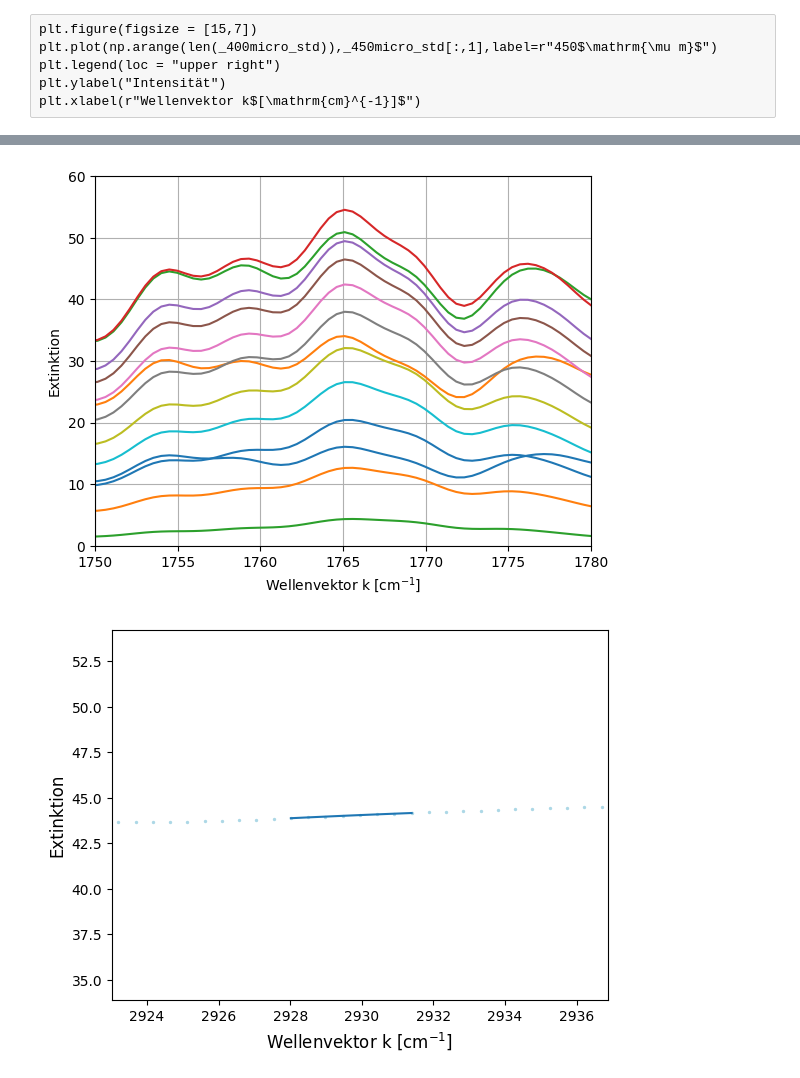
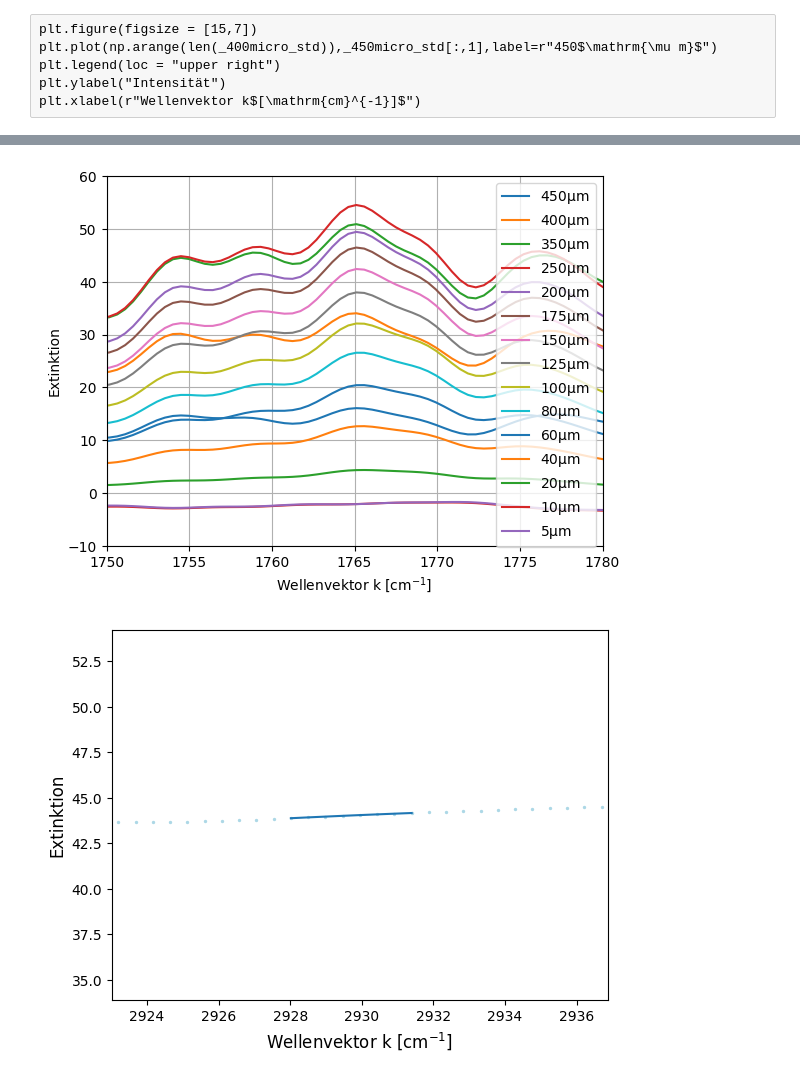
Before and after one commit to iLoveeMilkaa/M1-Lab, a Jupyter notebook: Aufgabe 3 Flüssigkeit.ipynb, the cells around one changed output, grey strips where cells are left out. Cells and saved outputs as stored; diff of their text form; code cells hidden in the pictures.

```diff
--- a/Aufgabe 3 Flüssigkeit.ipynb
+++ b/Aufgabe 3 Flüssigkeit.ipynb
@@ -276,36 +277,37 @@ plt.axis([1400,1500,0,25])
 #plot all without noises
 #plt.figure(figsize = [15,7])
 
 plt.plot(_5iso_std[:,0],_450won,label=r"450$\mathrm{\mu m}$")
 plt.plot(_5iso_std[:,0],_400won,label=r"400$\mathrm{\mu m}$")
 plt.plot(_5iso_std[:,0],_350won,label=r"350$\mathrm{\mu m}$")
 plt.plot(_5iso_std[:,0],_250won,label=r"250$\mathrm{\mu m}$")
 plt.plot(_5iso_std[:,0],_200won,label=r"200$\mathrm{\mu m}$")
 plt.plot(_5iso_std[:,0],_175won,label=r"175$\mathrm{\mu m}$")
 plt.plot(_5iso_std[:,0],_150won,label=r"150$\mathrm{\mu m}$")
 plt.plot(_5iso_std[:,0],_125won,label=r"125$\mathrm{\mu m}$")
 plt.plot(_5iso_std[:,0],_100won,label=r"100$\mathrm{\mu m}$")
 plt.plot(_5iso_std[:,0],_80won,label=r"80$\mathrm{\mu m}$")
 plt.plot(_5iso_std[:,0],_60won,label=r"60$\mathrm{\mu m}$")
 plt.plot(_5iso_std[:,0],_40won,label=r"40$\mathrm{\mu m}$")
 plt.plot(_5iso_std[:,0],_20won,label=r"20$\mathrm{\mu m}$")
 plt.plot(_5iso_std[:,0],_10won,label=r"10$\mathrm{\mu m}$")
 plt.plot(_5iso_std[:,0],_5won,label=r"5$\mathrm{\mu m}$")
+plt.legend(loc=0)
 
 #plt.axis([900,1100,0,40])
 #plt.axis([1465,1472,15,65])
-plt.axis([1750,1780,0,60])
+plt.axis([1750,1780,-10,60])
 #plt.axis([2340,2420,0,50])
 #plt.axis([2600,2720,-10,60])
 #plt.axis([2900,3000,10,40])
 #plt.axis([3100,3600,0,40])
 #plt.legend(loc = 2)
 plt.ylabel("Extinktion")
 plt.xlabel(r"Wellenvektor k $[\mathrm{cm}^{-1}]$")
 plt.grid(True)
-plt.savefig("newplots/zoomohallwo3.pdf")
+plt.savefig("newplots/bande1765.pdf")
 # %% [output]
-[figure, old version]
+[figure, new version]
 # %%
 #plt.plot(np.arange(len(_5won)),_5won,label=r"5$\mathrm{\mu m}$")
 #plt.plot(np.arange(len(_5won)),_450won,label=r"5$\mathrm{\mu m}$")
```
Also changed, not shown: parts of 9 cells of this notebook, 14 other files.
